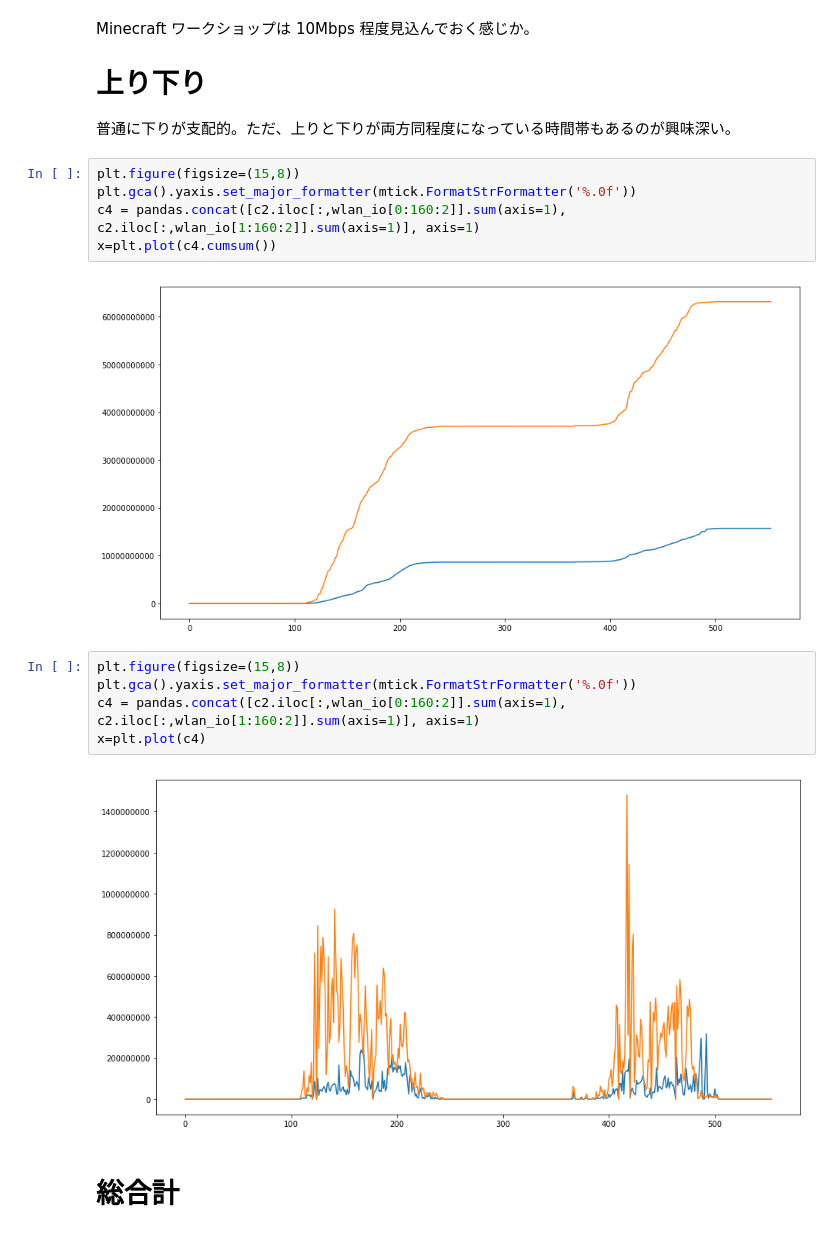
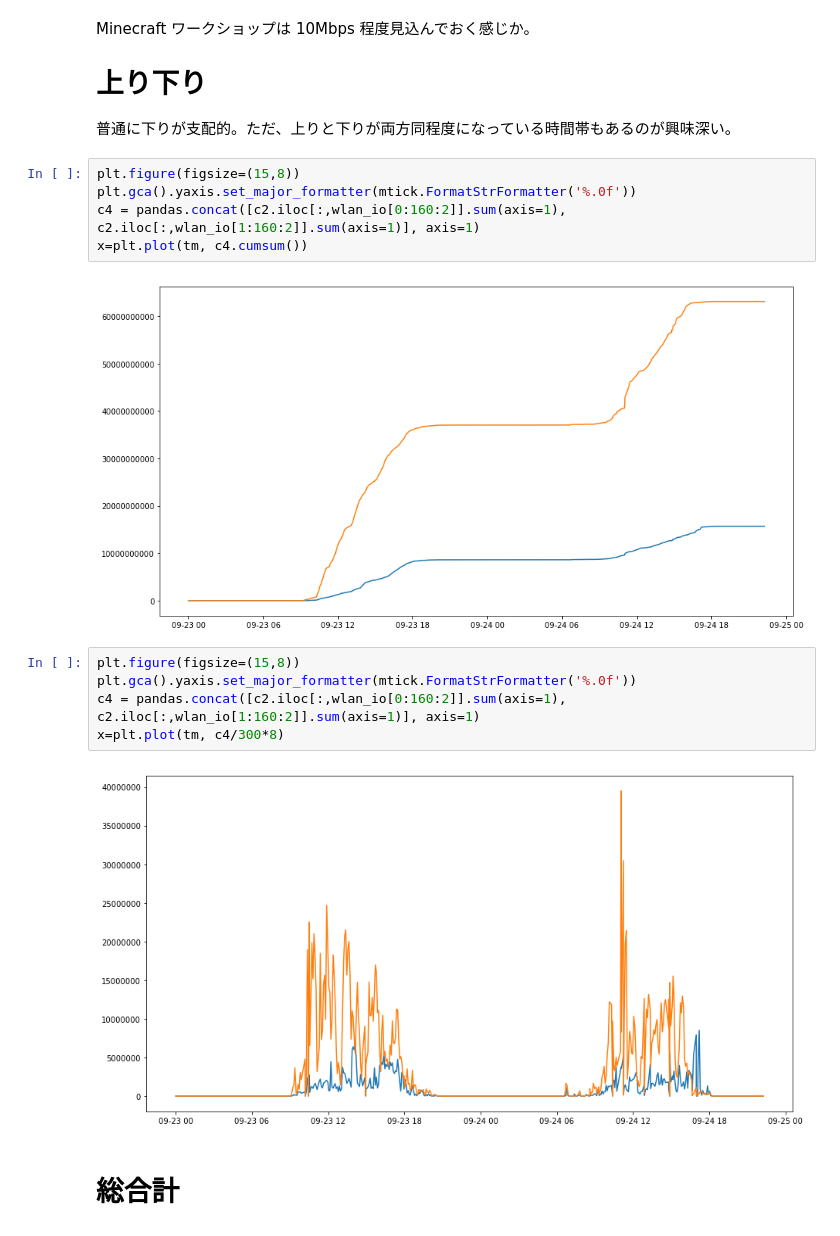
Before and after one commit to hkwi/sacm_cfjs2017, a Jupyter notebook: traffic.ipynb, the cells around one changed output. Saved outputs shown, nothing was run; the diff lists cells and outputs as text.

Commit message:
remake figure

```diff
--- a/traffic.ipynb
+++ b/traffic.ipynb
@@ -179,16 +179,16 @@ Minecraft ワークショップは 10Mbps 程度見込んでおく感じか。
 plt.figure(figsize=(15,8))
 plt.gca().yaxis.set_major_formatter(mtick.FormatStrFormatter('%.0f'))
 c4 = pandas.concat([c2.iloc[:,wlan_io[0:160:2]].sum(axis=1), c2.iloc[:,wlan_io[1:160:2]].sum(axis=1)], axis=1)
-x=plt.plot(c4.cumsum())
+x=plt.plot(tm, c4.cumsum())
 # %% [output]
-[figure, old version]
+[figure, new version]
 # %%
 plt.figure(figsize=(15,8))
 plt.gca().yaxis.set_major_formatter(mtick.FormatStrFormatter('%.0f'))
 c4 = pandas.concat([c2.iloc[:,wlan_io[0:160:2]].sum(axis=1), c2.iloc[:,wlan_io[1:160:2]].sum(axis=1)], axis=1)
-x=plt.plot(c4)
+x=plt.plot(tm, c4/300*8)
 # %% [output]
-[figure, old version]
+[figure, new version]
 # %% [markdown]
 # 総合計
 # %%
```
